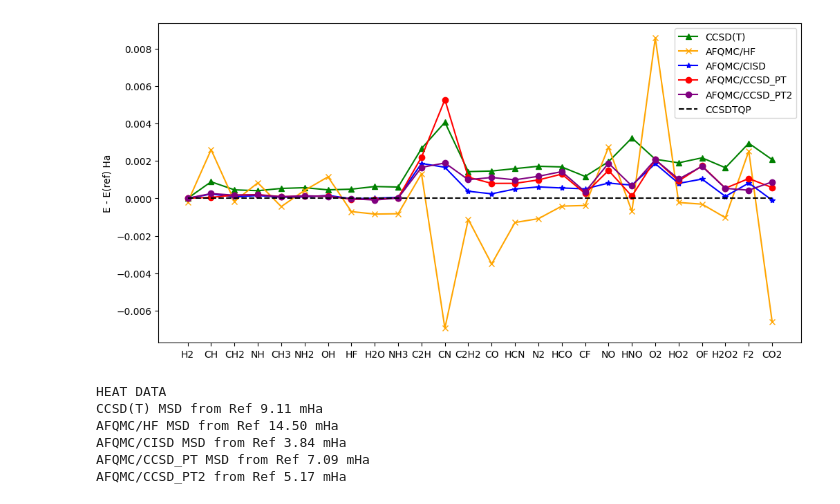
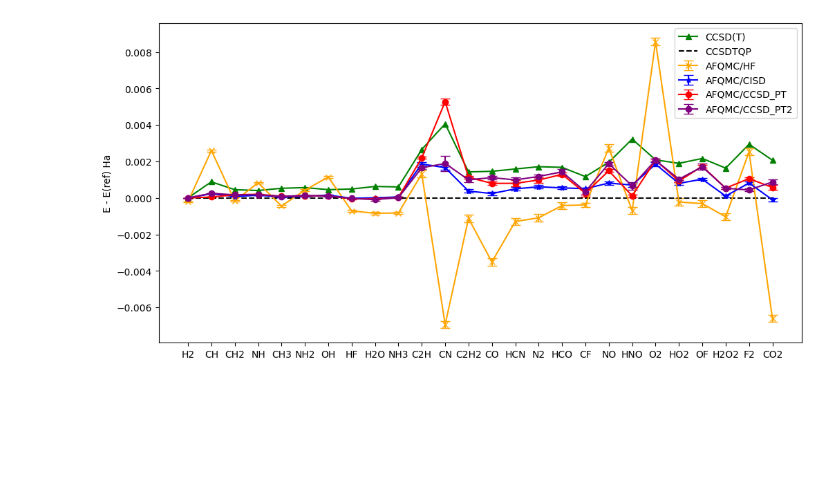
Before and after one commit to zh-yichi/afqmc_ccsd_pt_data, a Jupyter notebook: heat/heat_data.ipynb, the cells around one changed output. Drawn from its saved outputs; the diff is of its cells as text; code cells hidden in the pictures; blank space fills up the shorter version.

Commit message:
add error bar heat

```diff
--- a/heat/heat_data.ipynb
+++ b/heat/heat_data.ipynb
@@ -1,10 +1,11 @@
 # %%
 import numpy as np
+path=#Path to afqmc_cisd_data
 mols = ["H2","CH","CH2","NH","CH3","NH2","OH","HF",
         "H2O","NH3","C2H","CN","C2H2","CO","HCN","N2",
         "HCO","CF","NO","HNO","O2","HO2","OF","H2O2","F2","CO2"]
 data_dic = {}
-with open("/home/yichi/research/afqmc_cisd_data/heat/ene.dz.txt") as f:
+with open(path+"/heat/ene.dz.txt") as f:
     for line in f:
         parts = line.split()
         species = parts[0]
@@ -18,17 +19,17 @@ with open("/home/yichi/research/afqmc_cisd_data/heat/ene.dz.txt") as f:
 ref = np.array([data_dic[mol]["ccsdtqp"] for mol in mols])
 ccsdtq = np.array([data_dic[mol]["ccsdtq"] for mol in mols])
 
-data = np.loadtxt("/home/yichi/research/afqmc_cisd_data/heat/ene.txt", delimiter=",")
-# afqmc_hf = (data[:, 1] - ref) * 1000
+data = np.loadtxt(path+"/heat/ene.txt", delimiter=",")
+afqmc_hf = (data[:, 1] - ref) * 1000
 # afqmc_hf_rmsd = np.sqrt(np.mean((afqmc_hf) \*\* 2))
-# afqmc_hf_stoc_err = data[:, 2] * 1000
+afqmc_hf_err = data[:, 2]# * 1000
 # ccsdtq = (ccsdtq - ref) _ 1000
 # ccsdtq_rmsd = np.sqrt(np.mean((ccsdtq) \*\* 2))
 # ccsdpt = (data[:, 4] - ref) _ 1000
 # ccsdpt_rmsd = np.sqrt(np.mean((ccsdpt) ** 2))
-# afqmc_cisd = (data[:, 5] - ref) * 1000
+afqmc_cisd = (data[:, 5] - ref) * 1000
 # afqmc_cisd_rmsd = np.sqrt(np.mean((afqmc_cisd) ** 2))
-# afqmc_cisd_stoc_err = data[:, 6]
+afqmc_cisd_err = data[:, 6]
 
 for i,mol in enumerate(mols):
     data_dic[mol]["afqmc_hf"] = data[i, 1]
@@ -75,37 +76,42 @@ for line in my_data.splitlines():
             afqmc_ccsd_pt2_err = line.split()[7]
             data_dic[mol]["ccsd(t)"] = float(ccsd_t)
             data_dic[mol]["afqmc_ccsd_pt"] = float(afqmc_ccsd_pt)
-            data_dic[mol]["afqmc_ccsd_pt_err(mH)"] = float(afqmc_ccsd_pt_err)*1000
+            data_dic[mol]["afqmc_ccsd_pt_err"] = float(afqmc_ccsd_pt_err)
             data_dic[mol]["afqmc_ccsd_pt2"] = float(afqmc_ccsd_pt2)
-            data_dic[mol]["afqmc_ccsd_pt2_err(mH)"] = float(afqmc_ccsd_pt2_err)*1000
+            data_dic[mol]["afqmc_ccsd_pt2_err"] = float(afqmc_ccsd_pt2_err)
 # %%
 ccsd_t = []
 ccsdtqp = []
 afqmc_hf = []
 afqmc_cisd = []
 afqmc_ccsd_pt = []
+afqmc_ccsd_pt_err = []
 afqmc_ccsd_pt2 = []
+afqmc_ccsd_pt2_err = []
 for mol in mols:
     ccsd_t = np.hstack((ccsd_t,data_dic[mol]['ccsd(t)']))
     ccsdtqp = np.hstack((ccsdtqp,data_dic[mol]['ccsdtqp']))
     afqmc_hf = np.hstack((afqmc_hf,data_dic[mol]['afqmc_hf']))
     afqmc_cisd = np.hstack((afqmc_cisd,data_dic[mol]['afqmc_cisd']))
     afqmc_ccsd_pt = np.hstack((afqmc_ccsd_pt,data_dic[mol]['afqmc_ccsd_pt']))
+    afqmc_ccsd_pt_err = np.hstack((afqmc_ccsd_pt_err,data_dic[mol]['afqmc_ccsd_pt_err']))
     afqmc_ccsd_pt2 = np.hstack((afqmc_ccsd_pt2,data_dic[mol]['afqmc_ccsd_pt2']))
+    afqmc_ccsd_pt2_err = np.hstack((afqmc_ccsd_pt2_err,data_dic[mol]['afqmc_ccsd_pt2_err']))
 # %%
 from matplotlib import pyplot as plt
 plt.figure(figsize=(12, 6))
 plt.plot(mols,ccsd_t-ccsdtqp,'^-',color='green',label='CCSD(T)')
-plt.plot(mols,afqmc_hf-ccsdtqp,'x-',color='orange',label='AFQMC/HF')
-plt.plot(mols,afqmc_cisd-ccsdtqp,'*-',color='blue',label='AFQMC/CISD')
-plt.plot(mols,afqmc_ccsd_pt-ccsdtqp,'o-',color='red',label='AFQMC/CCSD_PT')
-plt.plot(mols,afqmc_ccsd_pt2-ccsdtqp,'o-',color='purple',label='AFQMC/CCSD_PT2')
+#plt.plot(mols,afqmc_hf-ccsdtqp,'x-',color='orange',label='AFQMC/HF')
+plt.errorbar(mols, afqmc_hf-ccsdtqp, yerr=afqmc_hf_err, fmt='x-', color='orange', capsize=5, label='AFQMC/HF')
+plt.errorbar(mols, afqmc_cisd-ccsdtqp, yerr=afqmc_cisd_err,fmt='*-',color='blue', capsize=5, label='AFQMC/CISD')
+plt.errorbar(mols, afqmc_ccsd_pt-ccsdtqp, yerr=afqmc_ccsd_pt_err, fmt='o-', color='red', capsize=5, label='AFQMC/CCSD_PT')
+plt.errorbar(mols, afqmc_ccsd_pt2-ccsdtqp, yerr=afqmc_ccsd_pt2_err, fmt='o-', color='purple', capsize=5, label='AFQMC/CCSD_PT2')
 plt.plot(mols,[0]*len(mols),'--',color='black',label='CCSDTQP')
 plt.ylabel('E - E(ref) Ha')
 plt.legend()
 plt.show()
 # %% [output]
-[figure, old version]
+[figure, new version]
 # %%
 import numpy as np
 ccsd_t_msd = np.sqrt(np.sum((ccsd_t-ccsdtqp)**2))
@@ -119,10 +125,3 @@ print(f'AFQMC/HF MSD from Ref {1000*afqmc_hf_msd:.2f} mHa')
 print(f'AFQMC/CISD MSD from Ref {1000*afqmc_cisd_msd:.2f} mHa')
 print(f'AFQMC/CCSD_PT MSD from Ref {1000*afqmc_ccsd_pt_msd:.2f} mHa')
 print(f'AFQMC/CCSD_PT2 from Ref {1000*afqmc_ccsd_pt2_msd:.2f} mHa')
-# %% [output]
-HEAT DATA
-CCSD(T) MSD from Ref 9.11 mHa
-AFQMC/HF MSD from Ref 14.50 mHa
-AFQMC/CISD MSD from Ref 3.84 mHa
-AFQMC/CCSD_PT MSD from Ref 7.09 mHa
-AFQMC/CCSD_PT2 from Ref 5.17 mHa
```
